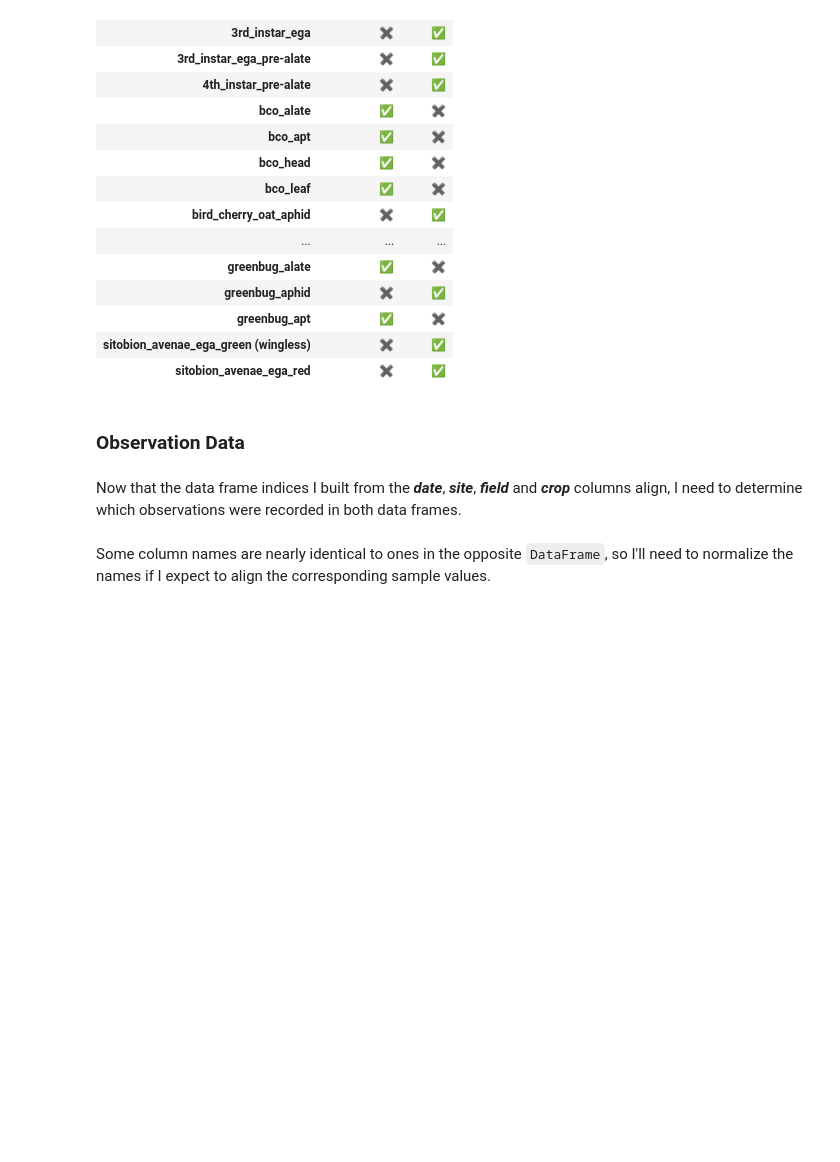
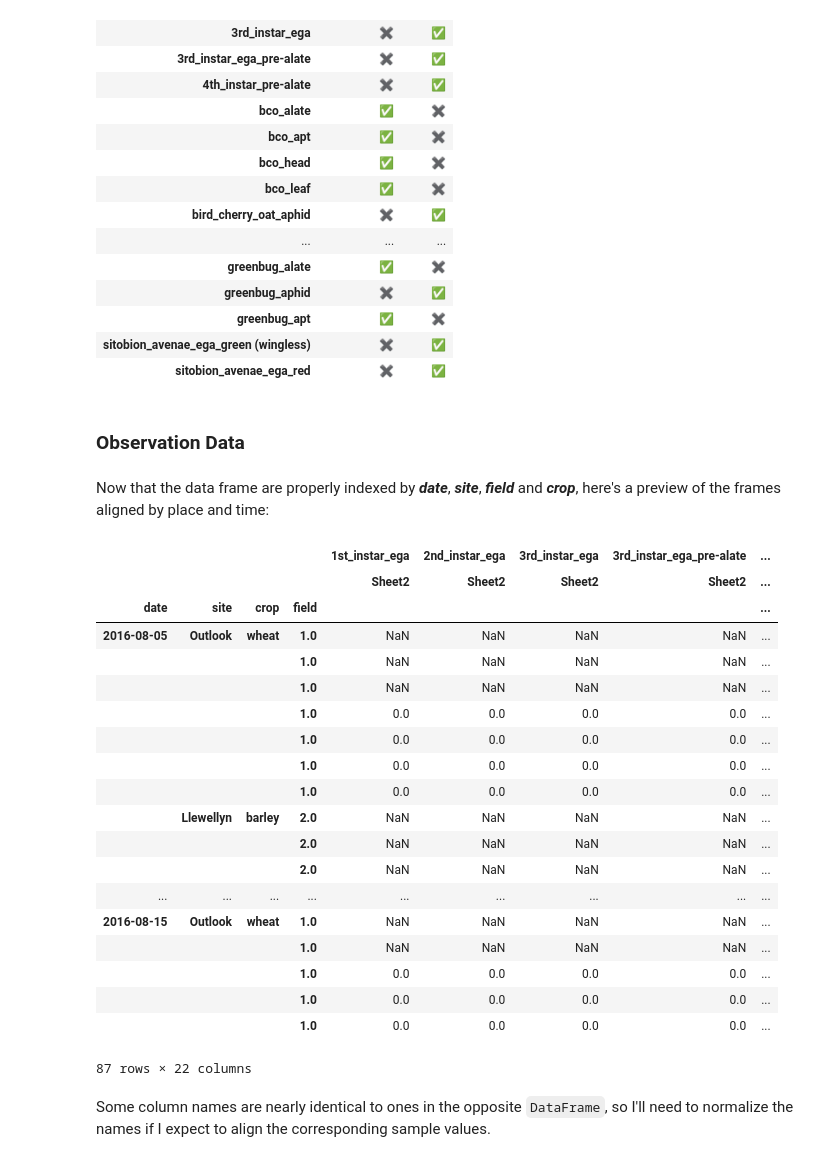
Before and after one commit to devvyn/aafc-field-data, a Jupyter notebook: notebook/projects/2016-sweep-vs-tiller/2016-sweep-vs-tiller.ipynb, the cells around one changed output. Drawn from its saved outputs; the diff is of its cells as text; code cells hidden in the pictures; blank space fills up the shorter version.

Commit message:
:construction: :memo: WIP: align data frames Still need to match aphid types.

```diff
--- a/notebook/projects/2016-sweep-vs-tiller/2016-sweep-vs-tiller.ipynb
+++ b/notebook/projects/2016-sweep-vs-tiller/2016-sweep-vs-tiller.ipynb
@@ -1455,8 +1455,46 @@ emojify_boolean(
 | sitobion_avenae_ega_red | ✖️ | ✅ |
 # %% [markdown]
 ### Observation Data
-# %% [markdown]
-Now that the data frame indices I built from the ***date***, ***site***, ***field*** and ***crop*** columns align, I need to determine which observations were recorded in both data frames.
+# %% [markdown]
+Now that the data frame are properly indexed by **_date_**, **_site_**, **_field_** and **_crop_**, here's a preview of the frames aligned by place and time:
+# %%
+hhc = hc.set_index(['date', 'site', 'crop', 'field',])
+ss2 = s2.set_index(['date', 'site', 'crop', 'field',])
+pandas.concat(
+    (
+        pandas.concat(  # convenient way to add sheet name to column hierarchy
+            {name: sheet},
+            axis='columns',
+        ).reorder_levels([1, 0], axis='columns')
+        # Sheet names paired with date-indexed frames.
+        for name, sheet in zip(sheet_names, (hhc, ss2))
+    ),
+    axis='rows',
+).loc[
+    hhc.index.intersection(ss2.index),
+    aphid_column_names,
+]
+# %% [output]
+|  |  |  |  | 1st_instar_ega | 2nd_instar_ega | 3rd_instar_ega | 3rd_instar_ega_pre-alate | ... |
+|  |  |  |  | Sheet2 | Sheet2 | Sheet2 | Sheet2 | ... |
+| date | site | crop | field |  |  |  |  | ... |
+| 2016-08-05 | Outlook | wheat | 1.0 | NaN | NaN | NaN | NaN | ... |
+|  |  |  | 1.0 | NaN | NaN | NaN | NaN | ... |
+|  |  |  | 1.0 | NaN | NaN | NaN | NaN | ... |
+|  |  |  | 1.0 | 0.0 | 0.0 | 0.0 | 0.0 | ... |
+|  |  |  | 1.0 | 0.0 | 0.0 | 0.0 | 0.0 | ... |
+|  |  |  | 1.0 | 0.0 | 0.0 | 0.0 | 0.0 | ... |
+|  |  |  | 1.0 | 0.0 | 0.0 | 0.0 | 0.0 | ... |
+|  | Llewellyn | barley | 2.0 | NaN | NaN | NaN | NaN | ... |
+|  |  |  | 2.0 | NaN | NaN | NaN | NaN | ... |
+|  |  |  | 2.0 | NaN | NaN | NaN | NaN | ... |
+| ... | ... | ... | ... | ... | ... | ... | ... | ... |
+| 2016-08-15 | Outlook | wheat | 1.0 | NaN | NaN | NaN | NaN | ... |
+|  |  |  | 1.0 | NaN | NaN | NaN | NaN | ... |
+|  |  |  | 1.0 | 0.0 | 0.0 | 0.0 | 0.0 | ... |
+|  |  |  | 1.0 | 0.0 | 0.0 | 0.0 | 0.0 | ... |
+|  |  |  | 1.0 | 0.0 | 0.0 | 0.0 | 0.0 | ... |
+87 rows × 22 columns
 # %% [markdown]
 Some column names are nearly identical to ones in the opposite `DataFrame`, so I'll need to normalize the names if I expect to align the corresponding sample values.
 # %% [markdown]
```
